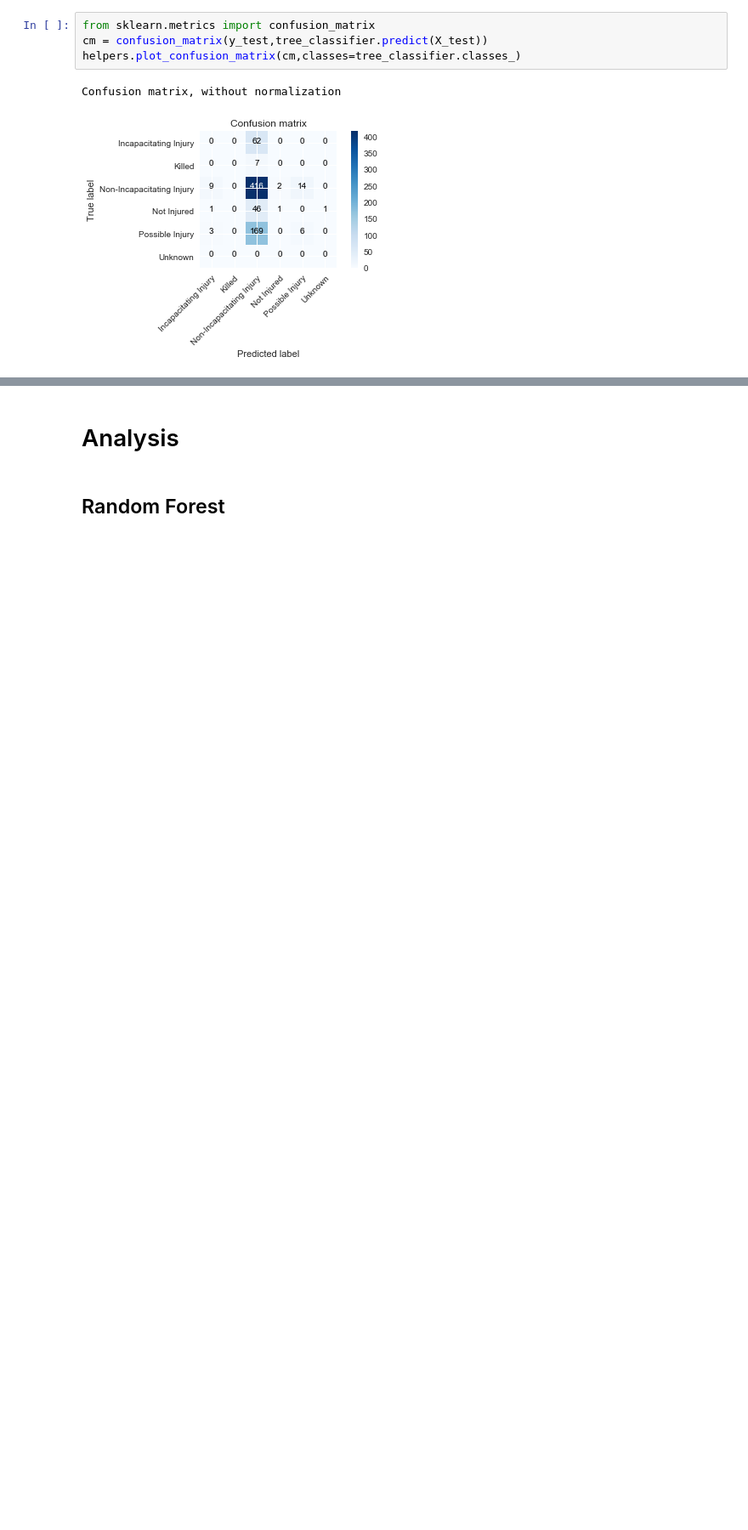
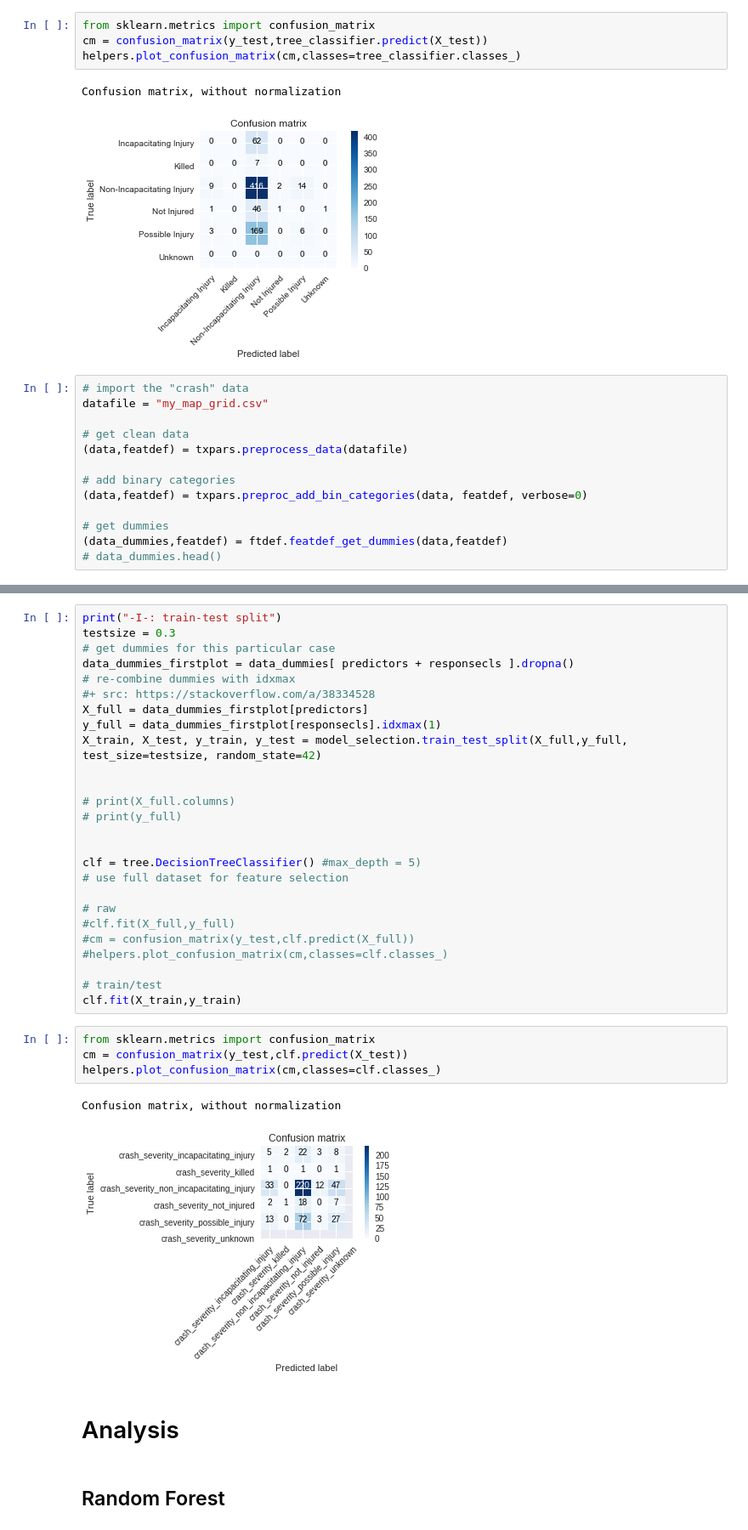
Before and after one commit to YoinkBird/cyclesafe, a Jupyter notebook: Final.ipynb, the cells around one changed output, grey strips where cells are left out. Shown: that part at 85% size. Cells and saved outputs as stored; diff of their text form; blank space fills up the shorter version.

Commit message:
ipynb: adding decisiontreeclassifier using txparse

```diff
--- a/Final.ipynb
+++ b/Final.ipynb
@@ -316,3 +317,16 @@ helpers.plot_confusion_matrix(cm,classes=tree_classifier.classes_)
 # %% [output]
 Confusion matrix, without normalization
 [figure]
+# %%
+# import the "crash" data
+datafile = "my_map_grid.csv"
+
+# get clean data
+(data,featdef) = txpars.preprocess_data(datafile)
+
+# add binary categories
+(data,featdef) = txpars.preproc_add_bin_categories(data, featdef, verbose=0)
+
+# get dummies
+(data_dummies,featdef) = ftdef.featdef_get_dummies(data,featdef)
+# data_dummies.head()
@@ -319,3 +352,36 @@ Confusion matrix, without normalization
+# %%
+print("-I-: train-test split")
+testsize = 0.3
+# get dummies for this particular case
+data_dummies_firstplot = data_dummies[ predictors + responsecls ].dropna()
+# re-combine dummies with idxmax
+#+ src: https://stackoverflow.com/a/38334528
+X_full = data_dummies_firstplot[predictors]
+y_full = data_dummies_firstplot[responsecls].idxmax(1)
+X_train, X_test, y_train, y_test = model_selection.train_test_split(X_full,y_full, test_size=testsize, random_state=42)
+
+
+# print(X_full.columns)
+# print(y_full)
+
+
+clf = tree.DecisionTreeClassifier() #max_depth = 5)
+# use full dataset for feature selection
+
+# raw
+#clf.fit(X_full,y_full)
+#cm = confusion_matrix(y_test,clf.predict(X_full))
+#helpers.plot_confusion_matrix(cm,classes=clf.classes_)
+
+# train/test
+clf.fit(X_train,y_train)
+# %%
+from sklearn.metrics import confusion_matrix
+cm = confusion_matrix(y_test,clf.predict(X_test))
+helpers.plot_confusion_matrix(cm,classes=clf.classes_)
+# %% [output]
+Confusion matrix, without normalization
+[figure, added]
 # %% [markdown]
 # Analysis
 # %% [markdown]
```
Also changed, not shown: parts of 2 cells of this notebook.
